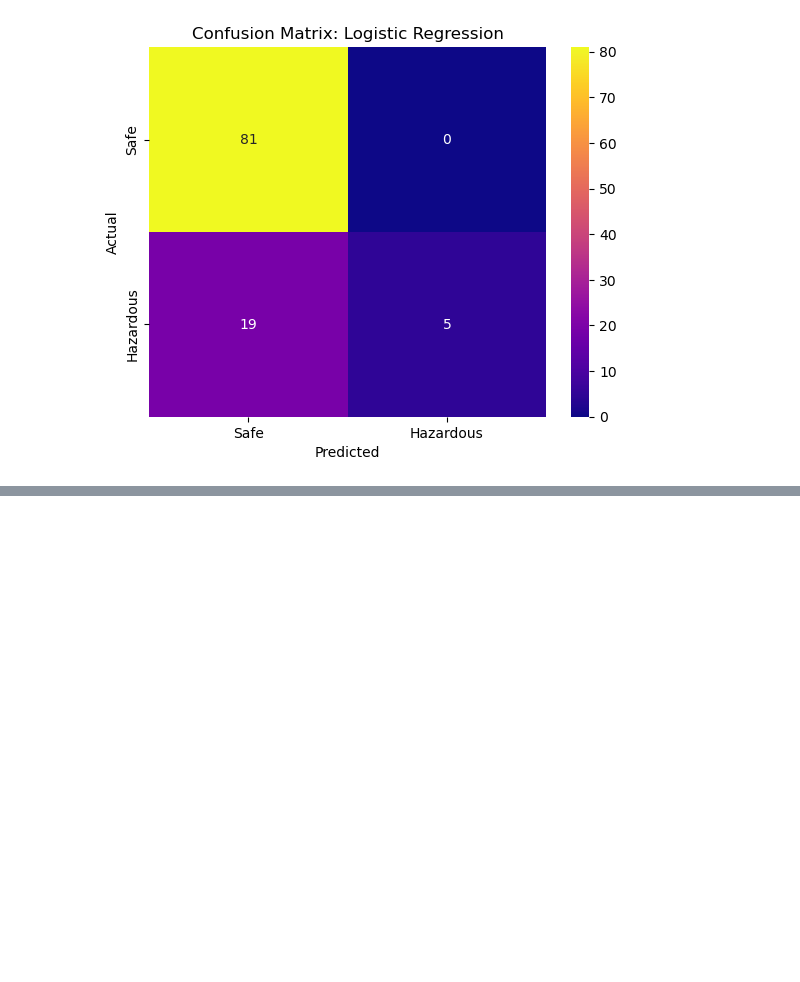
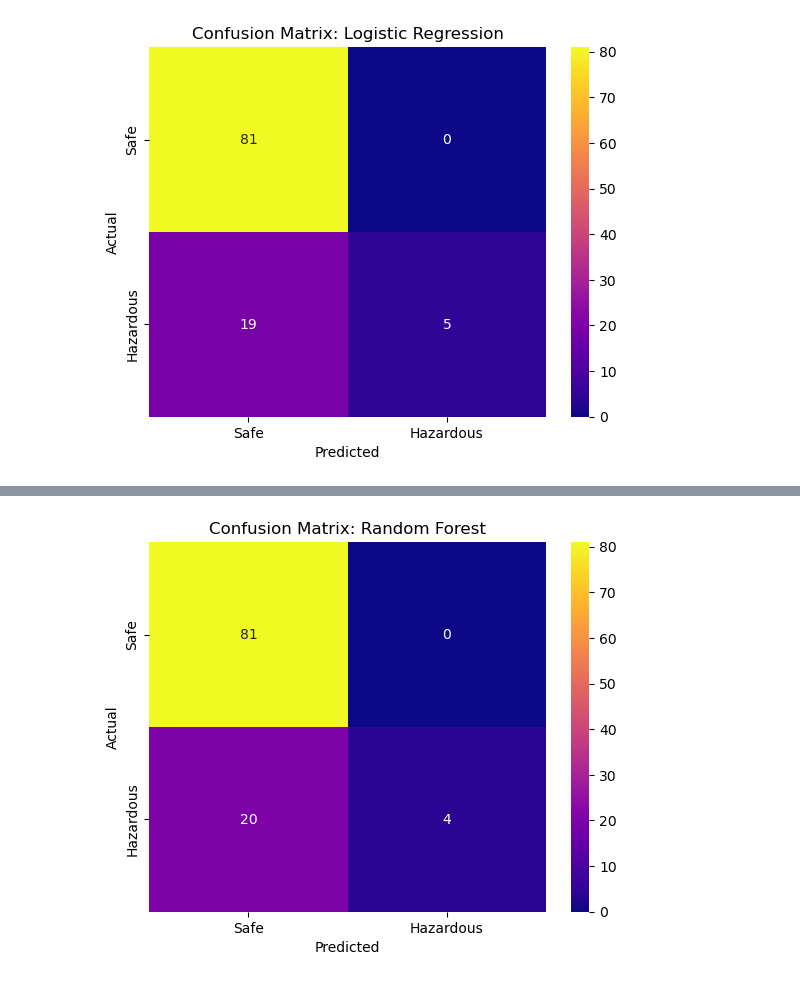
Before and after one commit to zenab-s/lahore-smog-prediction, a Jupyter notebook: notebooks/01_data_exploration.ipynb, the cells around one changed output, grey strips where cells are left out. Cells and saved outputs as stored; diff of their text form; code cells hidden in the pictures; blank space fills up the shorter version.

Commit message:
Train and evaluate Random Forest; compare against Logistic Regression baseline, both limited by small positive class

```diff
--- a/notebooks/01_data_exploration.ipynb
+++ b/notebooks/01_data_exploration.ipynb
@@ -628,3 +628,8 @@ plt.savefig('../figures/confusion_matrix_logreg.png', dpi=150, bbox_inches='tigh
 plt.show()
 # %% [output]
 [figure]
+# %%
+from sklearn.ensemble import RandomForestClassifier
+
+rf_model = RandomForestClassifier(random_state=42)
+rf_model.fit(X_train, y_train)
@@ -630,0 +638,2 @@ plt.show()
+# %%
+y_pred_rf = rf_model.predict(X_test)
@@ -630,0 +655,11 @@ plt.show()
+# %%
+cm_rf = confusion_matrix(y_test, y_pred_rf)
+
+sns.heatmap(cm_rf, annot=True, fmt='d', cmap='plasma', xticklabels=['Safe', 'Hazardous'], yticklabels=['Safe', 'Hazardous'])
+plt.xlabel('Predicted')
+plt.ylabel('Actual')
+plt.title('Confusion Matrix: Random Forest')
+plt.savefig('../figures/confusion_matrix_ranfor.png', dpi=150, bbox_inches='tight')
+plt.show()
+# %% [output]
+[figure, added]
```
Also changed, not shown: parts of 2 cells of this notebook, 2 other files.
